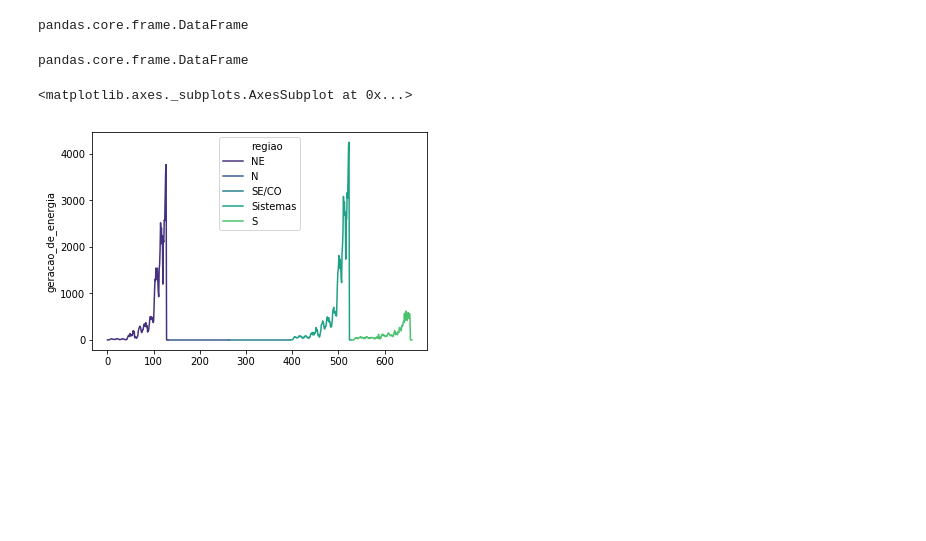
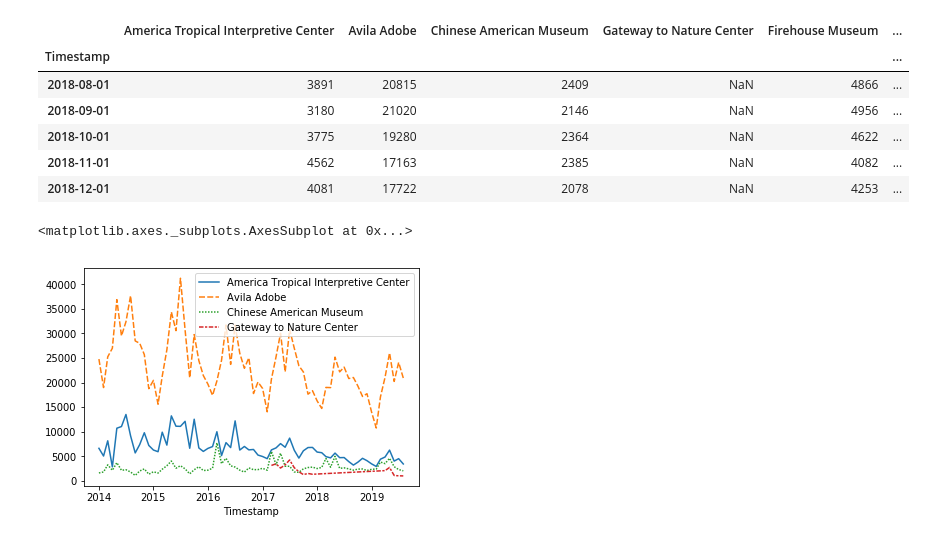
Before and after one commit to g-freire/data-analysis-tools, a Jupyter notebook: Data_Visualization/seaborn.ipynb, the cells around one changed output. Cells and saved outputs as stored; diff of their text form; code cells hidden in the pictures; blank space fills up the shorter version.

Commit message:
add new structure, better pandas

```diff
--- a/Data_Visualization/seaborn.ipynb
+++ b/Data_Visualization/seaborn.ipynb
@@ -159,20 +14,23 @@ plot_simple(collection_eol, color_collection, "Generated Power -EOL - All region
-# %%
-something = df.loc[df['tipo_de_geracao'] == "EOL"]
-type(something)
-# %% [output]
-pandas.core.frame.DataFrame
-# %%
-df_3= df.loc[(df['tipo_de_geracao'] == "EOL")  & (df['unidade_de_medida'] == "Mwmed")]
-type(df_3)
-# %% [output]
-pandas.core.frame.DataFrame
-# %%
-sns.lineplot(
-             x= range(len(df_3)),
-             y= 'geracao_de_energia',
-             data = df_3,
-             hue='regiao',
-            )
-# %% [output]
-<matplotlib.axes._subplots.AxesSubplot at 0x...>
-[figure, removed]
+# %%
+filepath = "museum-visitors.csv"
+df = pd.read_csv(filepath, index_col="Timestamp", parse_dates=True)
+# %%
+df['2015':'2018'][-5:] # filtering with index
+# %% [output]
+|  | America Tropical Interpretive Center | Avila Adobe | Chinese American Museum | Gateway to Nature Center | Firehouse Museum | ... |
+| Timestamp |  |  |  |  |  | ... |
+| 2018-08-01 | 3891 | 20815 | 2409 | NaN | 4866 | ... |
+| 2018-09-01 | 3180 | 21020 | 2146 | NaN | 4956 | ... |
+| 2018-10-01 | 3775 | 19280 | 2364 | NaN | 4622 | ... |
+| 2018-11-01 | 4562 | 17163 | 2385 | NaN | 4082 | ... |
+| 2018-12-01 | 4081 | 17722 | 2078 | NaN | 4253 | ... |
+# %%
+#plt.figure(figsize=(16,8))
+#plt.title("Museum data")
+columns = ['America Tropical Interpretive Center', 'Avila Adobe', 'Chinese American Museum','Gateway to Nature Center']
+df_2 = df[columns]
+#or df_2 = df.iloc[:,0:4]
+sns.lineplot(data=df_2)
+# %% [output]
+<matplotlib.axes._subplots.AxesSubplot at 0x...>
+[figure, added]
```
Also changed, not shown: parts of 14 cells of this notebook, 5 other files.
